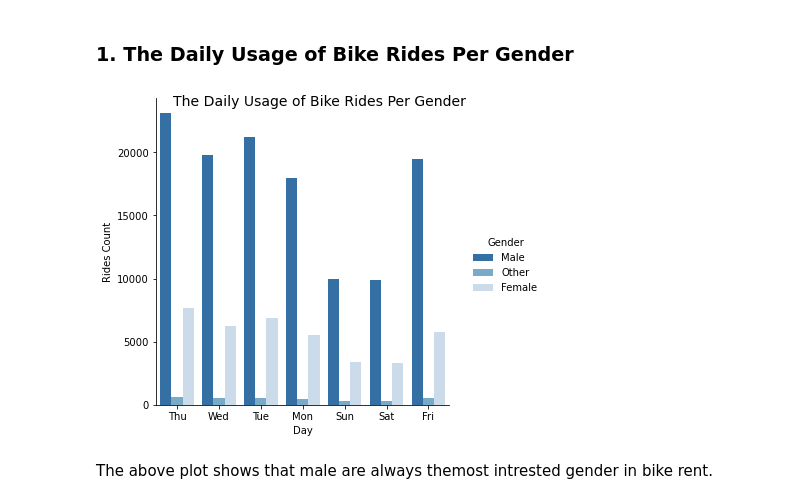
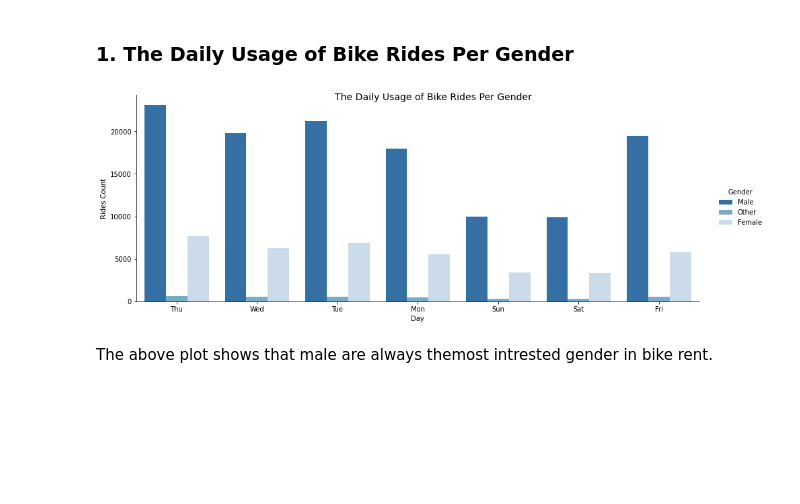
Before and after one commit to hagerElsehaimy/communicate-data-findings-FordGoBike, a Jupyter notebook: exploration_template.ipynb, the cells around one changed output. Cells and saved outputs as stored; diff of their text form; code cells hidden in the pictures; blank space fills up the shorter version.

```diff
--- a/exploration_template.ipynb
+++ b/exploration_template.ipynb
@@ -534,12 +534,12 @@ fashion in the previous section (univariate exploration).
 # %% [markdown]
 ### 1. The Daily Usage of Bike Rides Per Gender
 # %%
-day_to_gender = sb.catplot(data=new_df, x='start_day', hue='member_gender', kind='count',palette='Blues_r')
+day_to_gender = sb.catplot(data=new_df, x='start_day', hue='member_gender', kind='count',aspect=20.7/8.27,palette='Blues_r')
 day_to_gender.set_axis_labels('Day', 'Rides Count')
 day_to_gender._legend.set_title('Gender')
 day_to_gender.fig.suptitle('The Daily Usage of Bike Rides Per Gender', fontsize=14);
 # %% [output]
-[figure, old version]
+[figure, new version]
 # %% [markdown]
 The above plot shows that male are always themost intrested gender in bike rent.
 # %% [markdown]
```
Also changed, not shown: parts of 2 cells of this notebook.
